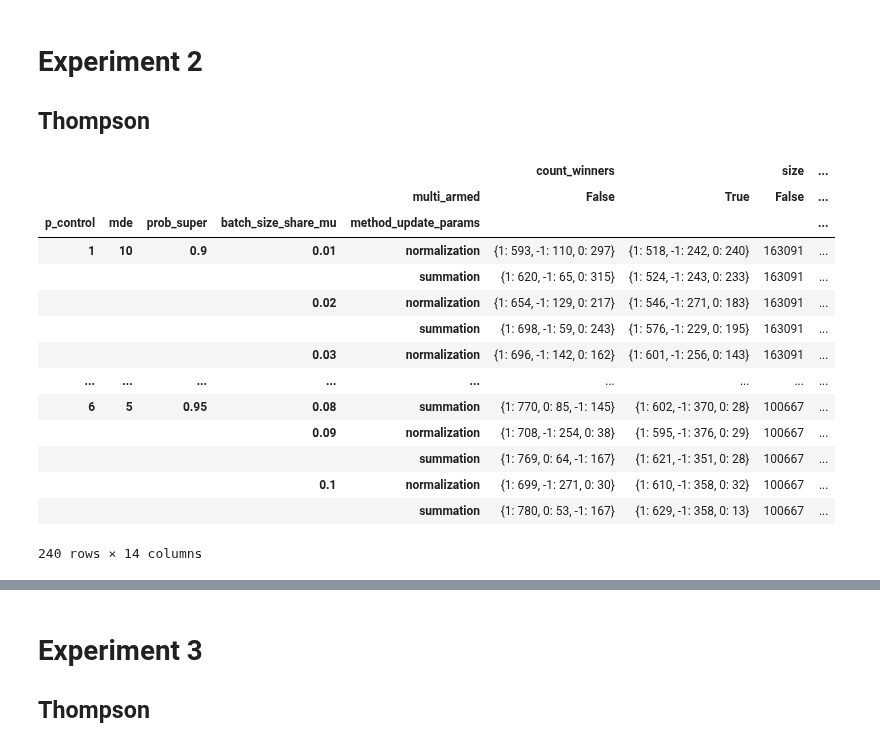
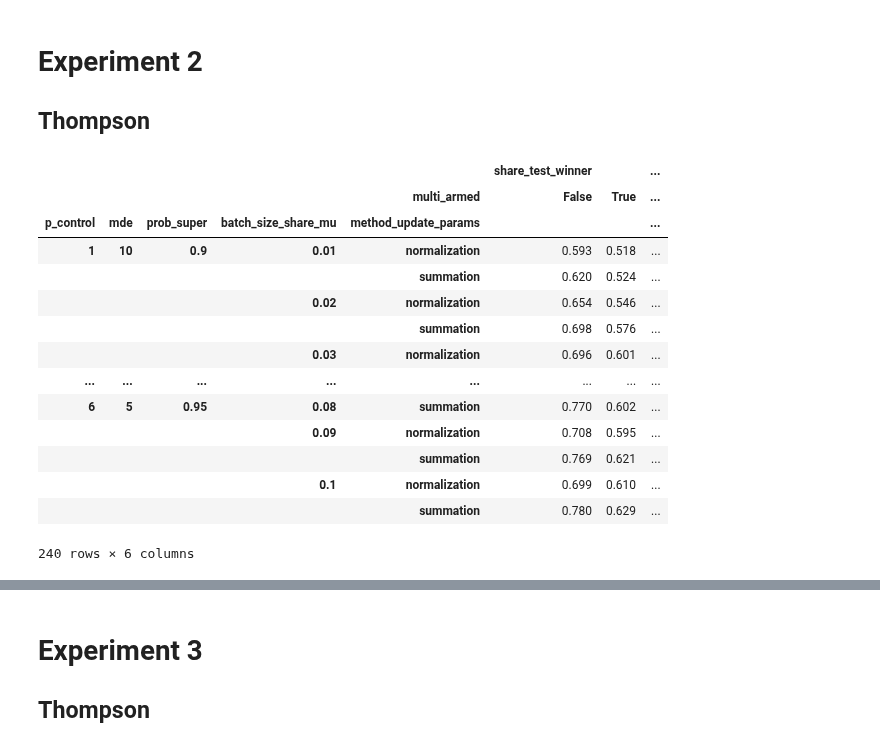
Before and after one commit to iakubovskii7/AB, a Jupyter notebook: Result_analyze.ipynb, the cells around one changed output, grey strips where cells are left out. Cells and saved outputs as stored; diff of their text form; code cells hidden in the pictures.

Commit message:
add test descriptions

```diff
--- a/Result_analyze.ipynb
+++ b/Result_analyze.ipynb
@@ -8,26 +16,30 @@ test_result_mab_2 = TestResult2Processing(folder="Thompson/Experiment2/", test_t
 results_mab_2 = test_result_mab_2.run()
 results_mab_2_fp = results_mab_2.query("mde == '0'")
 results_mab_2_fn = results_mab_2.query("mde != '0'")
+results_mab_2_fn['conversion_share_mean'] = results_mab_2_fn['conversion_sum_mean'] / (results_mab_2_fn['size'] * 2)
+results_mab_2_fn['conversion_share_median'] = results_mab_2_fn['conversion_sum_median'] / (results_mab_2_fn['size'] * 2)
 
 results_mab_2_fn.unstack(level='multi_armed').to_excel(
     "Description experiment results/Conversion/Experiment2/thompson_FN.xlsx")
 results_mab_2_fp.unstack(level='multi_armed').to_excel(
     "Description experiment results/Conversion/Experiment2/thompson_FP.xlsx")
 # %%
-results_mab_2_fn.unstack(level='multi_armed')
+results_mab_2_fn.unstack(level='multi_armed')[['share_test_winner',
+                                               'conversion_sum_mean',
+                                              'conversion_sum_median']]
 # %% [output]
-|  |  |  |  |  | count_winners |  | size | ... |
-|  |  |  |  | multi_armed | False | True | False | ... |
-| p_control | mde | prob_super | batch_size_share_mu | method_update_params |  |  |  | ... |
-| 1 | 10 | 0.9 | 0.01 | normalization | {1: 593, -1: 110, 0: 297} | {1: 518, -1: 242, 0: 240} | 163091 | ... |
-|  |  |  |  | summation | {1: 620, -1: 65, 0: 315} | {1: 524, -1: 243, 0: 233} | 163091 | ... |
-|  |  |  | 0.02 | normalization | {1: 654, -1: 129, 0: 217} | {1: 546, -1: 271, 0: 183} | 163091 | ... |
-|  |  |  |  | summation | {1: 698, -1: 59, 0: 243} | {1: 576, -1: 229, 0: 195} | 163091 | ... |
-|  |  |  | 0.03 | normalization | {1: 696, -1: 142, 0: 162} | {1: 601, -1: 256, 0: 143} | 163091 | ... |
-| ... | ... | ... | ... | ... | ... | ... | ... | ... |
-| 6 | 5 | 0.95 | 0.08 | summation | {1: 770, 0: 85, -1: 145} | {1: 602, -1: 370, 0: 28} | 100667 | ... |
-|  |  |  | 0.09 | normalization | {1: 708, -1: 254, 0: 38} | {1: 595, -1: 376, 0: 29} | 100667 | ... |
-|  |  |  |  | summation | {1: 769, 0: 64, -1: 167} | {1: 621, -1: 351, 0: 28} | 100667 | ... |
-|  |  |  | 0.1 | normalization | {1: 699, -1: 271, 0: 30} | {1: 610, -1: 358, 0: 32} | 100667 | ... |
-|  |  |  |  | summation | {1: 780, 0: 53, -1: 167} | {1: 629, -1: 358, 0: 13} | 100667 | ... |
+|  |  |  |  |  | share_test_winner |  | ... |
+|  |  |  |  | multi_armed | False | True | ... |
+| p_control | mde | prob_super | batch_size_share_mu | method_update_params |  |  | ... |
+| 1 | 10 | 0.9 | 0.01 | normalization | 0.593 | 0.518 | ... |
+|  |  |  |  | summation | 0.620 | 0.524 | ... |
+|  |  |  | 0.02 | normalization | 0.654 | 0.546 | ... |
+|  |  |  |  | summation | 0.698 | 0.576 | ... |
+|  |  |  | 0.03 | normalization | 0.696 | 0.601 | ... |
+| ... | ... | ... | ... | ... | ... | ... | ... |
+| 6 | 5 | 0.95 | 0.08 | summation | 0.770 | 0.602 | ... |
+|  |  |  | 0.09 | normalization | 0.708 | 0.595 | ... |
+|  |  |  |  | summation | 0.769 | 0.621 | ... |
+|  |  |  | 0.1 | normalization | 0.699 | 0.610 | ... |
+|  |  |  |  | summation | 0.780 | 0.629 | ... |
-240 rows × 14 columns
+240 rows × 6 columns
```
Also changed, not shown: parts of 15 cells of this notebook, 3 other files.
